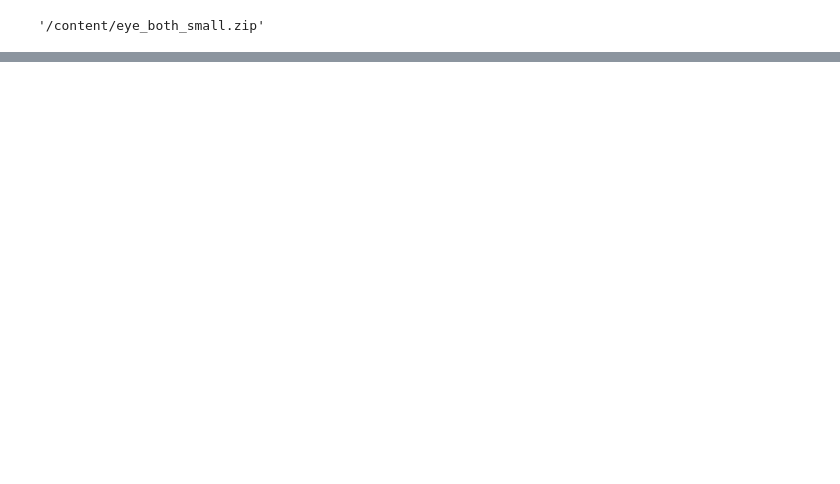
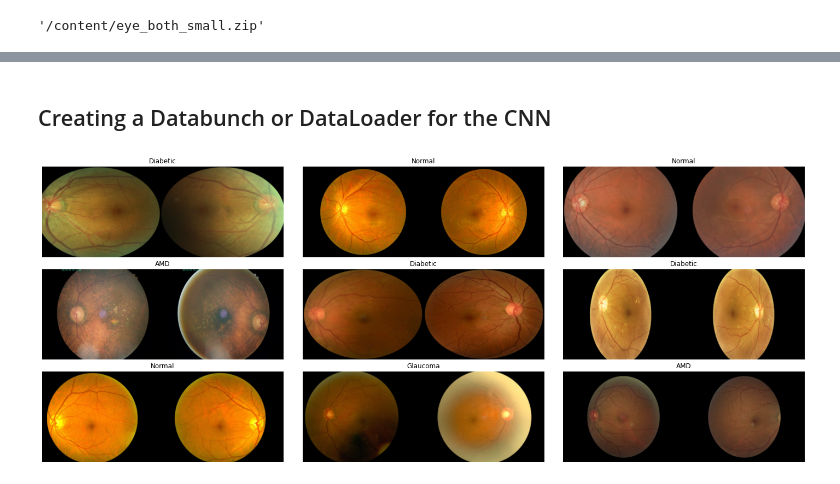
Before and after one commit to shadab4150/Eye-Disease-Detection, a Jupyter notebook: SightNet_Image_Processing.ipynb, the cells around one changed output, grey strips where cells are left out. Cells and saved outputs as stored; diff of their text form; code cells hidden in the pictures; blank space fills up the shorter version.

```diff
--- a/SightNet_Image_Processing.ipynb
+++ b/SightNet_Image_Processing.ipynb
@@ -200,0 +213,14 @@ shutil.make_archive('eye_both_small','zip','/content/eye_new/')
+# %% [markdown]
+## Creating a Databunch or DataLoader for the CNN
+# %%
+path2 = Path('/content/')
+label = ['Normal','Diabetic', 'Glaucoma', 'Cataract', 'AMD', 'Hypertension', 'Myopia','Other_abnormalities']
+data = (ImageList.from_df(df,path2,folder='eye_new',suffix='.png',cols='file_name')
+                .split_by_rand_pct(0.15,seed=364)
+                .label_from_df(cols=label,label_cls=MultiCategoryList,one_hot=True)
+                .transform(get_transforms(do_flip=True,max_warp=None,max_rotate=None))
+                .databunch(bs=128)).normalize(imagenet_stats)
+
+data.show_batch(rows=3,figsize=(20,8),seed=4)
+# %% [output]
+[figure, added]
```
Also changed, not shown: parts of 12 cells of this notebook.
